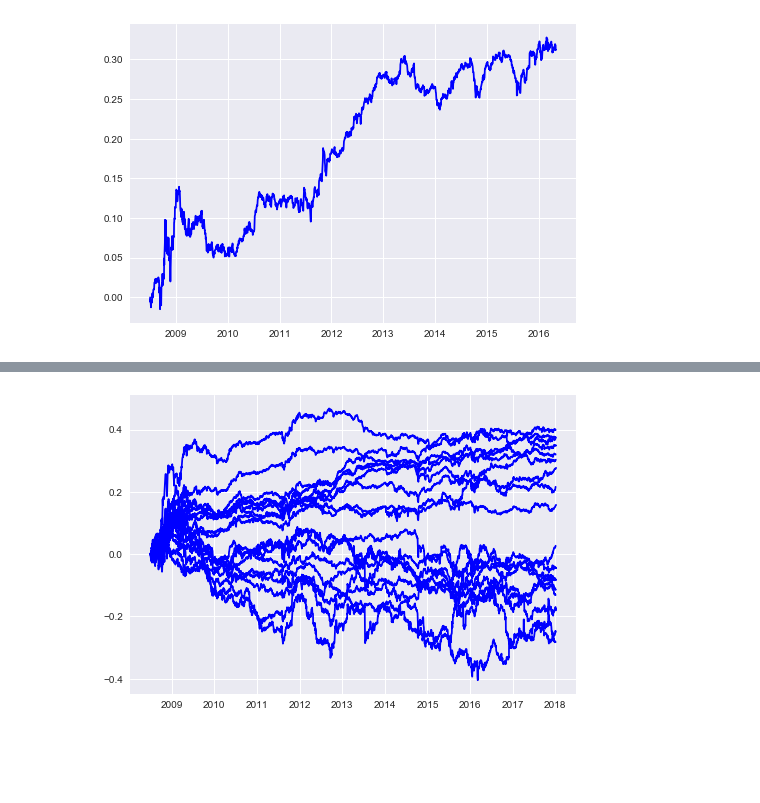
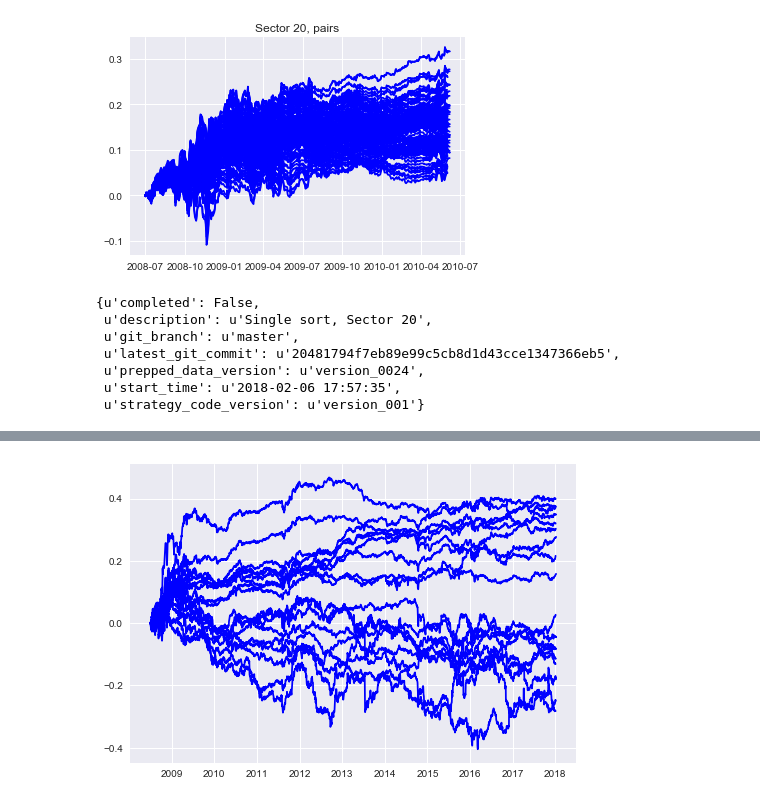
Before and after one commit to ryanoley/ram, a Jupyter notebook: examples/StatArb2.ipynb, the cells around one changed output, grey strips where cells are left out. Cells and saved outputs as stored; diff of their text form; code cells hidden in the pictures; blank space fills up the shorter version.

```diff
--- a/examples/StatArb2.ipynb
+++ b/examples/StatArb2.ipynb
@@ -41,9 +35,21 @@ print(RunManager.get_run_names('StatArbStrategy2'))
 # %%
-run1 = RunManager('StatArbStrategy2', 'run_0062', test_periods=0)
+run1 = RunManager('StatArbStrategy2', 'run_0071', test_periods=0)
 run1.import_return_frame()
 
 plt.figure()
 plt.plot(run1.returns.cumsum(), 'b')
+plt.title('Sector 20, pairs')
 plt.show()
 # %% [output]
-[figure, old version]
+[figure, new version]
+# %%
+run1.import_meta()
+run1.meta
+# %% [output]
+{u'completed': False,
+ u'description': u'Single sort, Sector 20',
+ u'git_branch': u'master',
+ u'latest_git_commit': u'20481794f7eb89e99c5cb8d1d43cce1347366eb5',
+ u'prepped_data_version': u'version_0024',
+ u'start_time': u'2018-02-06 17:57:35',
+ u'strategy_code_version': u'version_001'}
```
Also changed, not shown: parts of 10 cells of this notebook, 10 other files.
